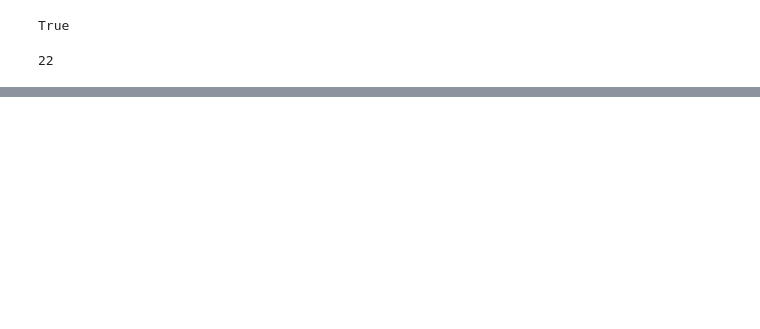
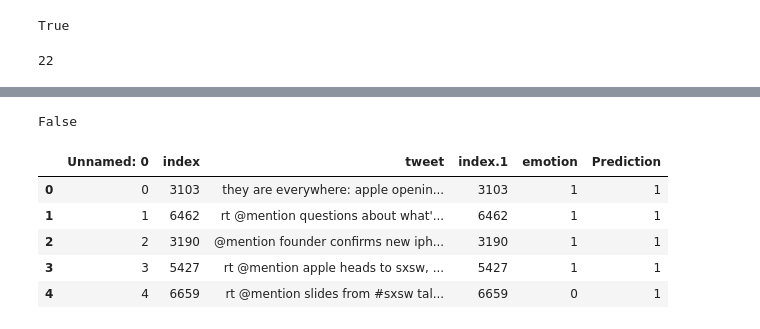
Before and after one commit to leo-schell/Phase4NLP, a Jupyter notebook: RoBerta.ipynb, the cells around one changed output, grey strips where cells are left out. Drawn from its saved outputs; the diff is of its cells as text; code cells hidden in the pictures; blank space fills up the shorter version.

```diff
--- a/RoBerta.ipynb
+++ b/RoBerta.ipynb
@@ -662,2 +661,16 @@ clean_roberta['final_roberta_score'].value_counts()
 0     507
 Name: final_roberta_score, dtype: int64
+# %%
+clean_roberta['original_tweet'].str.contains('japan').any()
+# %% [output]
+False
+# %%
+test_preds = pd.read_csv('data/test_preds.csv')
+test_preds.head()
+# %% [output]
+|  | Unnamed: 0 | index | tweet | index.1 | emotion | Prediction |
+| 0 | 0 | 3103 | they are everywhere: apple openin... | 3103 | 1 | 1 |
+| 1 | 1 | 6462 | rt @mention questions about what'... | 6462 | 1 | 1 |
+| 2 | 2 | 3190 | @mention founder confirms new iph... | 3190 | 1 | 1 |
+| 3 | 3 | 5427 | rt @mention apple heads to sxsw, ... | 5427 | 1 | 1 |
+| 4 | 4 | 6659 | rt @mention slides from #sxsw tal... | 6659 | 0 | 1 |
```
Also changed, not shown: parts of 16 cells of this notebook, 1 other file.
